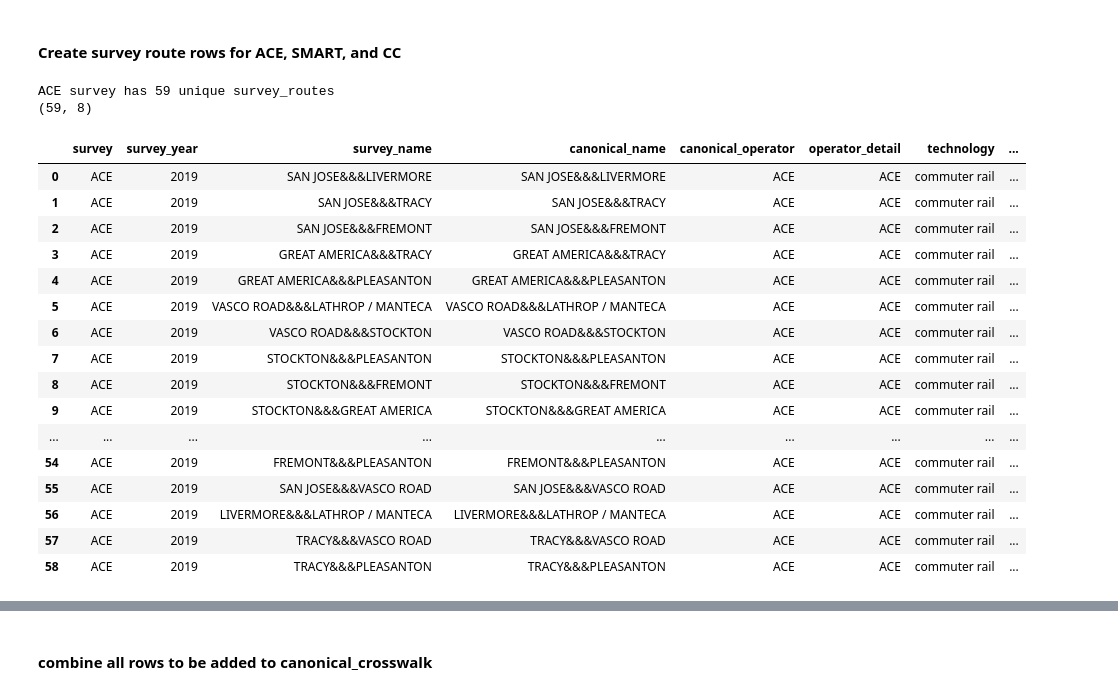
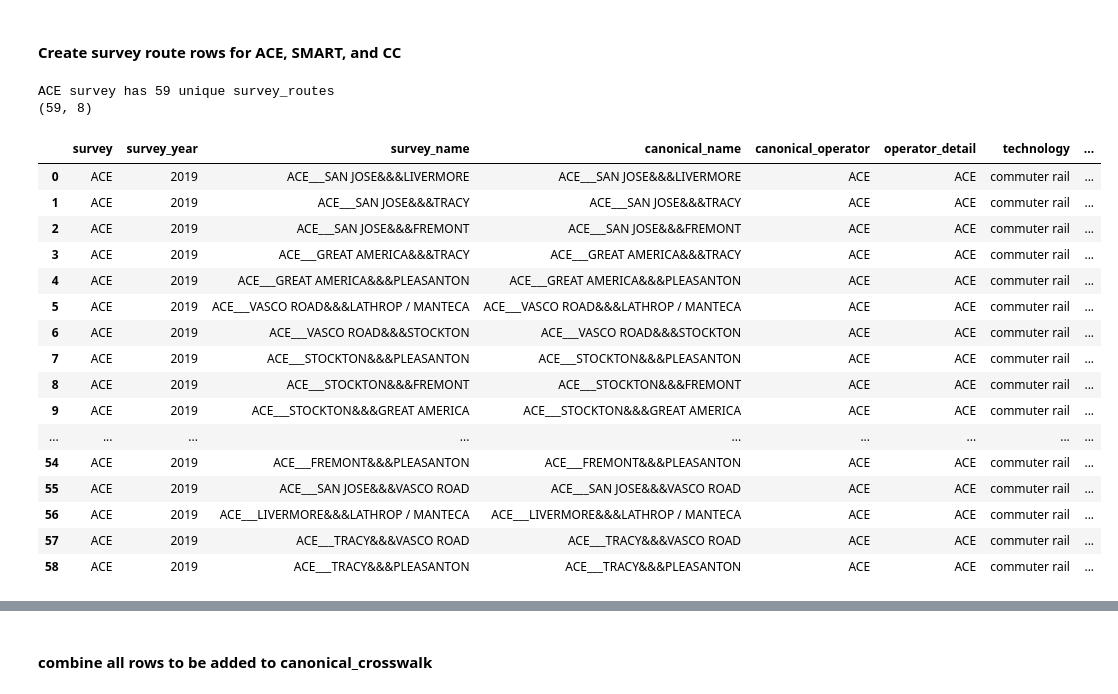
Before and after one commit to BayAreaMetro/transit-passenger-surveys, a Jupyter notebook: make-uniform/production/preprocess/add_ACE_SMART_CC_surveyRoute_to_canonical_crosswalk.ipynb, the cells around one changed output, grey strips where cells are left out. Saved outputs shown, nothing was run; the diff lists cells and outputs as text; code cells hidden in the pictures.

```diff
--- a/make-uniform/production/preprocess/add_ACE_SMART_CC_surveyRoute_to_canonical_crosswalk.ipynb
+++ b/make-uniform/production/preprocess/add_ACE_SMART_CC_surveyRoute_to_canonical_crosswalk.ipynb
@@ -185,43 +185,43 @@ Capitol Corridor has 361 unique combinations of stations
 #### Create survey route rows for ACE, SMART, and CC
 # %%
 # ACE survey routes
-ace_data['survey_route_for_crosswalk'] = ace_data['ACE_Boarding_station'] + '&&&' + ace_data['ACE_Alighting_station']
+ace_data['survey_route_for_crosswalk'] = 'ACE___' + ace_data['ACE_Boarding_station'] + '&&&' + ace_data['ACE_Alighting_station']
 ace_routes = list(ace_data.survey_route_for_crosswalk.unique())
 print('ACE survey has {} unique survey_routes'.format(len(ace_routes)))
 # print(ace_routes)
 
 # create rows
 route_add_ace = pd.DataFrame(columns = list(crosswalk))
 route_add_ace['survey_name'] = ace_routes
 route_add_ace['canonical_name'] = route_add_ace['survey_name']
 route_add_ace['canonical_operator'] = 'ACE'
 route_add_ace['operator_detail'] = route_add_ace['canonical_operator']
 route_add_ace['technology'] = 'commuter rail'
 route_add_ace['technology_detail'] = route_add_ace['technology']
 route_add_ace['survey'] = 'ACE'
 route_add_ace['survey_year'] = 2019
 
 print(route_add_ace.shape)
 display(route_add_ace)
 # %% [output]
 ACE survey has 59 unique survey_routes
 (59, 8)
 |  | survey | survey_year | survey_name | canonical_name | canonical_operator | operator_detail | technology | ... |
-| 0 | ACE | 2019 | SAN JOSE&&&LIVERMORE | SAN JOSE&&&LIVERMORE | ACE | ACE | commuter rail | ... |
-| 1 | ACE | 2019 | SAN JOSE&&&TRACY | SAN JOSE&&&TRACY | ACE | ACE | commuter rail | ... |
-| 2 | ACE | 2019 | SAN JOSE&&&FREMONT | SAN JOSE&&&FREMONT | ACE | ACE | commuter rail | ... |
-| 3 | ACE | 2019 | GREAT AMERICA&&&TRACY | GREAT AMERICA&&&TRACY | ACE | ACE | commuter rail | ... |
-| 4 | ACE | 2019 | GREAT AMERICA&&&PLEASANTON | GREAT AMERICA&&&PLEASANTON | ACE | ACE | commuter rail | ... |
-| 5 | ACE | 2019 | VASCO ROAD&&&LATHROP / MANTECA | VASCO ROAD&&&LATHROP / MANTECA | ACE | ACE | commuter rail | ... |
-| 6 | ACE | 2019 | VASCO ROAD&&&STOCKTON | VASCO ROAD&&&STOCKTON | ACE | ACE | commuter rail | ... |
-| 7 | ACE | 2019 | STOCKTON&&&PLEASANTON | STOCKTON&&&PLEASANTON | ACE | ACE | commuter rail | ... |
-| 8 | ACE | 2019 | STOCKTON&&&FREMONT | STOCKTON&&&FREMONT | ACE | ACE | commuter rail | ... |
-| 9 | ACE | 2019 | STOCKTON&&&GREAT AMERICA | STOCKTON&&&GREAT AMERICA | ACE | ACE | commuter rail | ... |
+| 0 | ACE | 2019 | ACE___SAN JOSE&&&LIVERMORE | ACE___SAN JOSE&&&LIVERMORE | ACE | ACE | commuter rail | ... |
+| 1 | ACE | 2019 | ACE___SAN JOSE&&&TRACY | ACE___SAN JOSE&&&TRACY | ACE | ACE | commuter rail | ... |
+| 2 | ACE | 2019 | ACE___SAN JOSE&&&FREMONT | ACE___SAN JOSE&&&FREMONT | ACE | ACE | commuter rail | ... |
+| 3 | ACE | 2019 | ACE___GREAT AMERICA&&&TRACY | ACE___GREAT AMERICA&&&TRACY | ACE | ACE | commuter rail | ... |
+| 4 | ACE | 2019 | ACE___GREAT AMERICA&&&PLEASANTON | ACE___GREAT AMERICA&&&PLEASANTON | ACE | ACE | commuter rail | ... |
+| 5 | ACE | 2019 | ACE___VASCO ROAD&&&LATHROP / MANTECA | ACE___VASCO ROAD&&&LATHROP / MANTECA | ACE | ACE | commuter rail | ... |
+| 6 | ACE | 2019 | ACE___VASCO ROAD&&&STOCKTON | ACE___VASCO ROAD&&&STOCKTON | ACE | ACE | commuter rail | ... |
+| 7 | ACE | 2019 | ACE___STOCKTON&&&PLEASANTON | ACE___STOCKTON&&&PLEASANTON | ACE | ACE | commuter rail | ... |
+| 8 | ACE | 2019 | ACE___STOCKTON&&&FREMONT | ACE___STOCKTON&&&FREMONT | ACE | ACE | commuter rail | ... |
+| 9 | ACE | 2019 | ACE___STOCKTON&&&GREAT AMERICA | ACE___STOCKTON&&&GREAT AMERICA | ACE | ACE | commuter rail | ... |
 | ... | ... | ... | ... | ... | ... | ... | ... | ... |
-| 54 | ACE | 2019 | FREMONT&&&PLEASANTON | FREMONT&&&PLEASANTON | ACE | ACE | commuter rail | ... |
-| 55 | ACE | 2019 | SAN JOSE&&&VASCO ROAD | SAN JOSE&&&VASCO ROAD | ACE | ACE | commuter rail | ... |
-| 56 | ACE | 2019 | LIVERMORE&&&LATHROP / MANTECA | LIVERMORE&&&LATHROP / MANTECA | ACE | ACE | commuter rail | ... |
-| 57 | ACE | 2019 | TRACY&&&VASCO ROAD | TRACY&&&VASCO ROAD | ACE | ACE | commuter rail | ... |
-| 58 | ACE | 2019 | TRACY&&&PLEASANTON | TRACY&&&PLEASANTON | ACE | ACE | commuter rail | ... |
+| 54 | ACE | 2019 | ACE___FREMONT&&&PLEASANTON | ACE___FREMONT&&&PLEASANTON | ACE | ACE | commuter rail | ... |
+| 55 | ACE | 2019 | ACE___SAN JOSE&&&VASCO ROAD | ACE___SAN JOSE&&&VASCO ROAD | ACE | ACE | commuter rail | ... |
+| 56 | ACE | 2019 | ACE___LIVERMORE&&&LATHROP / MANTECA | ACE___LIVERMORE&&&LATHROP / MANTECA | ACE | ACE | commuter rail | ... |
+| 57 | ACE | 2019 | ACE___TRACY&&&VASCO ROAD | ACE___TRACY&&&VASCO ROAD | ACE | ACE | commuter rail | ... |
+| 58 | ACE | 2019 | ACE___TRACY&&&PLEASANTON | ACE___TRACY&&&PLEASANTON | ACE | ACE | commuter rail | ... |
 # %%
 # SMART survey routes
```
Also changed, not shown: parts of 5 cells of this notebook, 1 other file.
